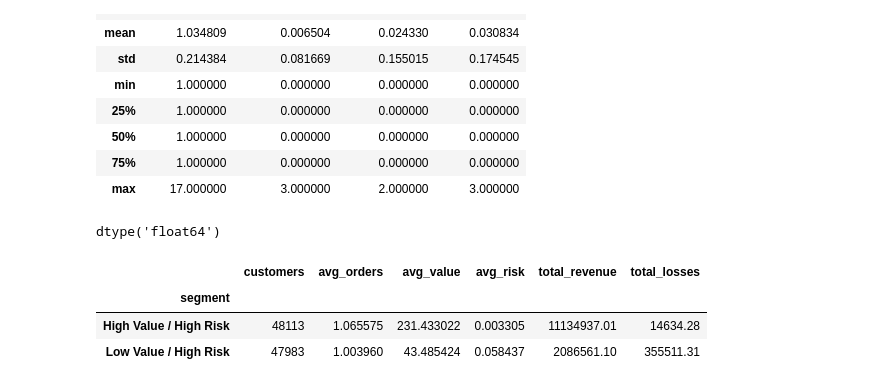
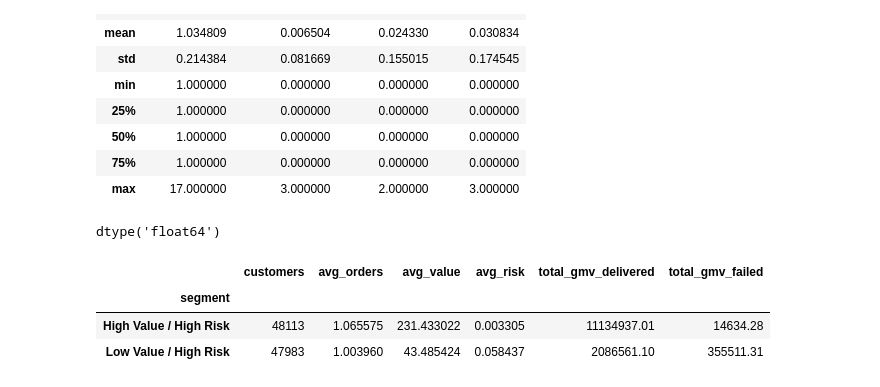
Before and after one commit to alfalfal/business_performance_analysis, a Jupyter notebook: EDA-and-modeling.ipynb, the cells around one changed output. Drawn from its saved outputs; the diff is of its cells as text; code cells hidden in the pictures.

```diff
--- a/EDA-and-modeling.ipynb
+++ b/EDA-and-modeling.ipynb
@@ -578,22 +578,20 @@ df_orders['is_delivered'] = df_orders['order_status_real'] == 'delivered'
 # %%
 # ADD 0 IN CASE OF NULL VALUES
 
-df_orders['order_price'] = df_orders['order_price'].fillna(0)
-df_orders['order_freight_value'] = df_orders['order_freight_value'].fillna(0)
+df_orders['gmv_order'] = df_orders['gmv_order'].fillna(0)
+df_orders['order_freight'] = df_orders['order_freight'].fillna(0)
 
-# ADD REVENUE BEFORE CANCELLATIONS AND FAILED DELIVERIES TO THE AGG-ITEMS FRAME
 
-df_orders['price_bcanc_and_fails'] = df_orders['order_price']
 
-# ADD A COLUMN WITH THE REAL REVENUE
+# ADD A COLUMN WITH THE REAL GMV DELIVERED
 
-df_orders['price_aft_canc_and_fail'] = np.where(df_orders['is_delivered'], df_orders['order_price'], 0)
+df_orders['gmv_delivered'] = np.where(df_orders['is_delivered'], df_orders['gmv_order'], 0)
 
-# ADD COLUMNS WITH THE TOTAL REVENUE LOSS AND THE LOSSES CAUSED BY CANCELLATIONS AND FAILED DELIVERIES
+# ADD COLUMNS WITH THE TOTAL GMV INVOLVED IN CANCELATIONS, LOST PARCELS, AND THE COMBINATION OF BOTH
 
-df_orders['price_loss_canc'] = np.where(df_orders['is_canceled'], df_orders['order_price'], 0)
-df_orders['price_loss_order_lost'] = np.where(df_orders['is_lost'], df_orders['order_price'], 0)
-df_orders['price_loss'] = df_orders['price_loss_canc'] + df_orders['price_loss_order_lost']
+df_orders['gmv_canceled'] = np.where(df_orders['is_canceled'], df_orders['gmv_order'], 0)
+df_orders['gmv_lost'] = np.where(df_orders['is_lost'], df_orders['gmv_order'], 0)
+df_orders['gmv_failed'] = df_orders['gmv_canceled'] + df_orders['gmv_lost']
 # %%
 # EXTRACT YEAR AND MONTH FROM THE ORDER_PURCHASE_TIMESTAMP
 df_orders['order_year'] = df_orders['order_purchase_timestamp'].dt.year
@@ -762,15 +780,16 @@ df_orders_copy = df_orders.copy()
 
 agg_orders = df_orders_copy.groupby(by= 'customer_unique_id').agg(
                                                                         n_orders = ('order_id', 'count'),
-                                                                        total_price_bcanc_and_fail = ('order_price', 'sum'),
-                                                                        total_price_aft_canc_and_fail = ('price_aft_canc_and_fail', 'sum'),
-                                                                        total_price_loss_canc = ('price_loss_canc', 'sum'),
-                                                                        total_price_loss_parcel_lost = ('price_loss_order_lost', 'sum'),
-                                                                        total_price_loss = ('price_loss', 'sum'),
-                                                                        total_freight_value = ('order_freight_value', 'sum'),
-                                                                        avg_basket_value = ('order_price', 'mean'),
+                                                                        n_delivered = ('is_delivered', 'sum'),
                                                                         n_cancellations = ('is_canceled', 'sum'),
                                                                         n_lost_parcels = ('is_lost', 'sum'),
+                                                                        gmv_order = ('gmv_order', 'sum'),
+                                                                        gmv_delivered = ('gmv_delivered', 'sum'),
+                                                                        gmv_canceled = ('gmv_canceled', 'sum'),
+                                                                        gmv_lost = ('gmv_lost', 'sum'),
+                                                                        gmv_failed = ('gmv_failed', 'sum'),
+                                                                        order_freight = ('order_freight', 'sum'),
+                                                                        avg_gmv_order = ('gmv_order', 'mean'),
                                                                         first_order_date = ('order_purchase_timestamp', 'min'),
                                                                         last_order_date = ('order_purchase_timestamp', 'max')
                                                                         )
@@ -806,10 +825,10 @@ df_customers['lifetime_days'] = (df_customers['last_order_date'] - df_customers[
 df_customers['lifetime_days'] = df_customers['lifetime_days'].clip(lower=1)
 
 df_customers['orders_per_day'] = df_customers['n_orders'] / df_customers['lifetime_days']
-df_customers['revenue_per_day'] = df_customers['total_price_aft_canc_and_fail'] / df_customers['lifetime_days']
+df_customers['gmv_delivered_per_day'] = df_customers['gmv_delivered'] / df_customers['lifetime_days']
 # %%
 df_customers['value_score'] = (
-    df_customers['total_price_aft_canc_and_fail'].rank(pct=True) * 0.7 +
+    df_customers['gmv_delivered'].rank(pct=True) * 0.7 +
     df_customers['n_orders'].rank(pct=True) * 0.3
 )
 # %%
@@ -897,14 +916,14 @@ dtype('float64')
 # %%
 df_customers.groupby('segment').agg(
     customers=('customer_unique_id','count'),
     avg_orders=('n_orders','mean'),
-    avg_value=('total_price_aft_canc_and_fail','mean'),
+    avg_value=('gmv_delivered','mean'),
     avg_risk=('risk_score','mean'),
-    total_revenue=('total_price_aft_canc_and_fail','sum'),
-    total_losses=('total_price_loss','sum')
-).sort_values('total_revenue', ascending=False)
+    total_gmv_delivered=('gmv_delivered','sum'),
+    total_gmv_failed=('gmv_failed','sum')
+).sort_values('total_gmv_delivered', ascending=False)
 # %% [output]
-|  | customers | avg_orders | avg_value | avg_risk | total_revenue | total_losses |
+|  | customers | avg_orders | avg_value | avg_risk | total_gmv_delivered | total_gmv_failed |
 | segment |  |  |  |  |  |  |
 | High Value / High Risk | 48113 | 1.065575 | 231.433022 | 0.003305 | 11134937.01 | 14634.28 |
 | Low Value / High Risk | 47983 | 1.003960 | 43.485424 | 0.058437 | 2086561.10 | 355511.31 |
```
Also changed, not shown: parts of 13 cells of this notebook.
